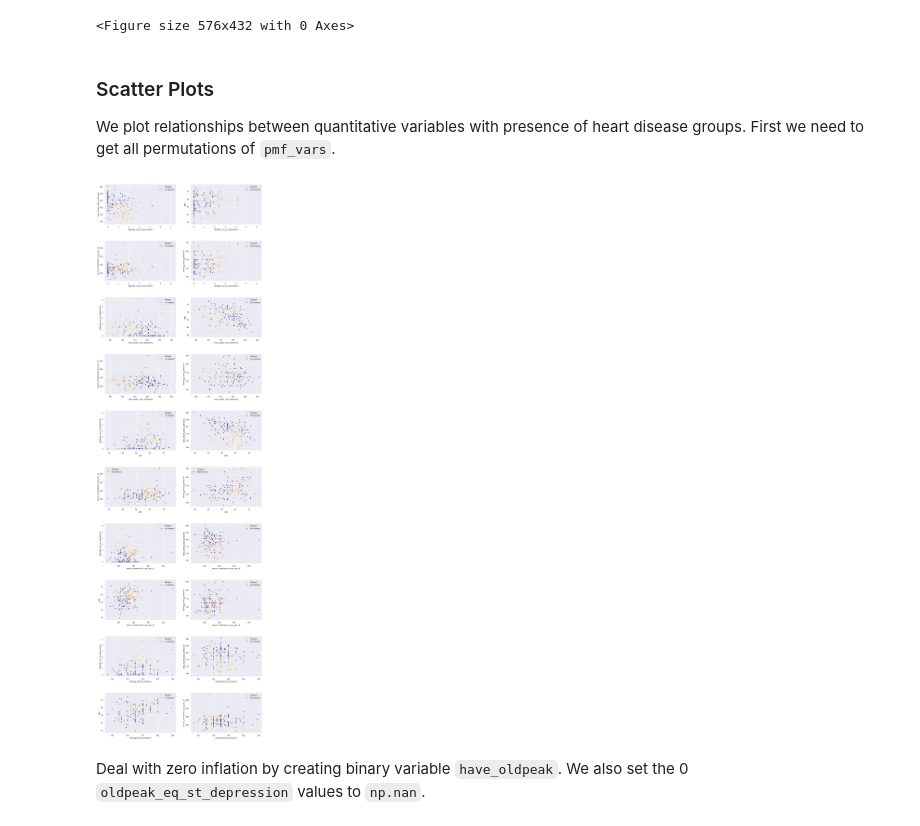
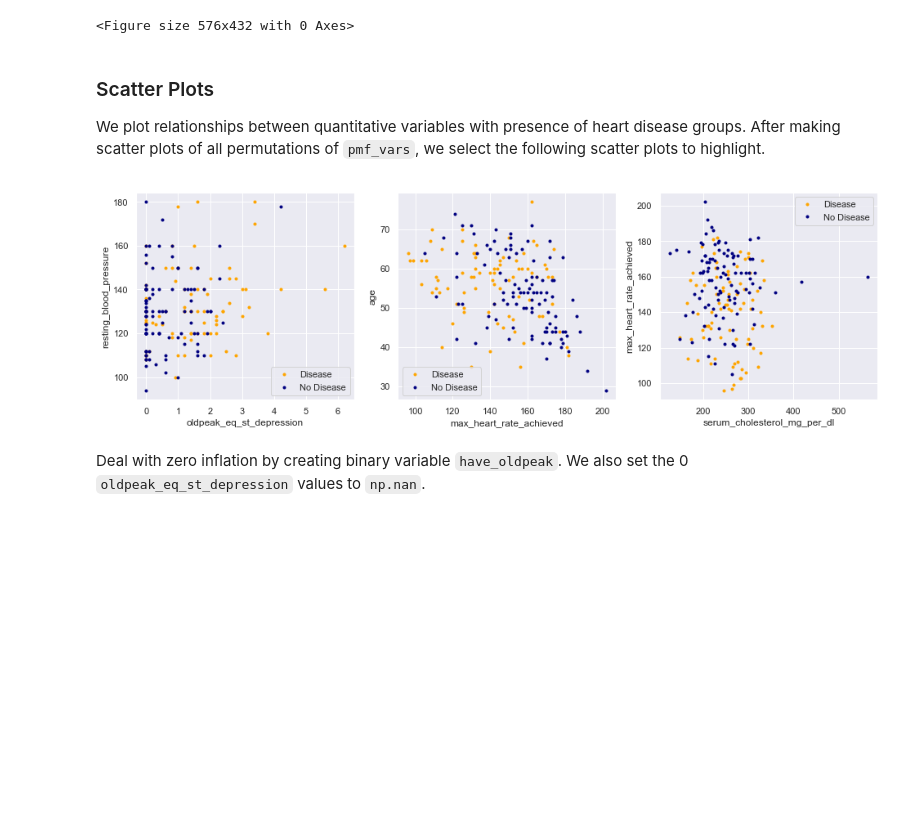
Before and after one commit to coverney/ThinkStats2, a Jupyter notebook: project3/project3.ipynb, the cells around one changed output. Cells and saved outputs as stored; diff of their text form; code cells hidden in the pictures; blank space fills up the shorter version.

```diff
--- a/project3/project3.ipynb
+++ b/project3/project3.ipynb
@@ -238,4 +238,4 @@ thinkplot.Show()
 <Figure size 576x432 with 0 Axes>
 # %% [markdown]
 ### Scatter Plots
-We plot relationships between quantitative variables with presence of heart disease groups. First we need to get all permutations of `pmf_vars`.
+We plot relationships between quantitative variables with presence of heart disease groups. After making scatter plots of all permutations of `pmf_vars`, we select the following scatter plots to highlight.
@@ -244,23 +242,21 @@ perm = list(permutations(pmf_vars, 2))
 # %%
-fig, axarr = plt.subplots(10, 2, figsize=(14,50))
-counter = 0
-for i in range(10):
-    for j in range(2):
-        ax = axarr[i, j]
-        pair = perm[counter]
-        x_var = pair[0]
-        y_var = pair[1]
-        x_disease, y_disease = heart_disease[x_var], heart_disease[y_var]
-        ax.plot(x_disease, y_disease, '.', alpha=1, label='Disease', color='orange')
-        x_no_disease, y_no_disease = no_heart_disease[x_var], no_heart_disease[y_var]
-        ax.plot(x_no_disease, y_no_disease, '.', alpha=1, label='No Disease', color='navy')
-        ax.legend()
-        ax.set(xlabel=x_var, ylabel=y_var)
-        counter += 1
+fig, axarr = plt.subplots(1, 3, figsize=(14, 4))
+y_vars = ['resting_blood_pressure', 'age', 'max_heart_rate_achieved']
+x_vars = ['oldpeak_eq_st_depression', 'max_heart_rate_achieved', 'serum_cholesterol_mg_per_dl']
 
-plt.subplots_adjust(bottom=0, left=0, wspace=0.2, hspace=0.4)
+for index, x_var in enumerate(x_vars):
+    ax = axarr[index]
+    y_var = y_vars[index]
+    x_disease, y_disease = heart_disease[x_var], heart_disease[y_var]
+    ax.plot(x_disease, y_disease, '.', alpha=1, label='Disease', color='orange')
+    x_no_disease, y_no_disease = no_heart_disease[x_var], no_heart_disease[y_var]
+    ax.plot(x_no_disease, y_no_disease, '.', alpha=1, label='No Disease', color='navy')
+    ax.legend()
+    ax.set(xlabel=x_var, ylabel=y_var)
+
+plt.subplots_adjust(bottom=0, left=0, wspace=0.2)
 # %% [output]
-[figure, old version]
+[figure, new version]
 # %% [markdown]
 Deal with zero inflation by creating binary variable `have_oldpeak`. We also set the 0 `oldpeak_eq_st_depression` values to `np.nan`.
 # %%
```
Also changed, not shown: parts of 12 cells of this notebook, 2 other files.
